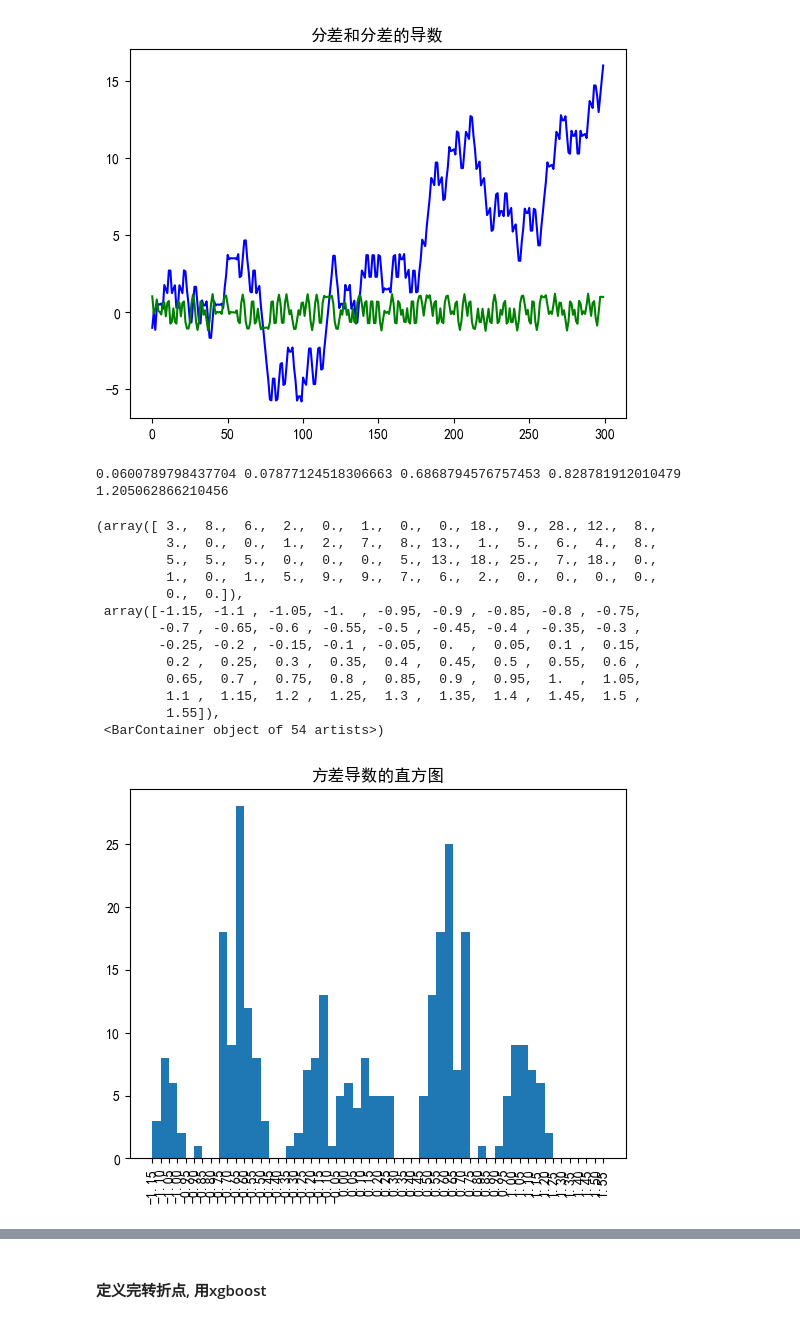
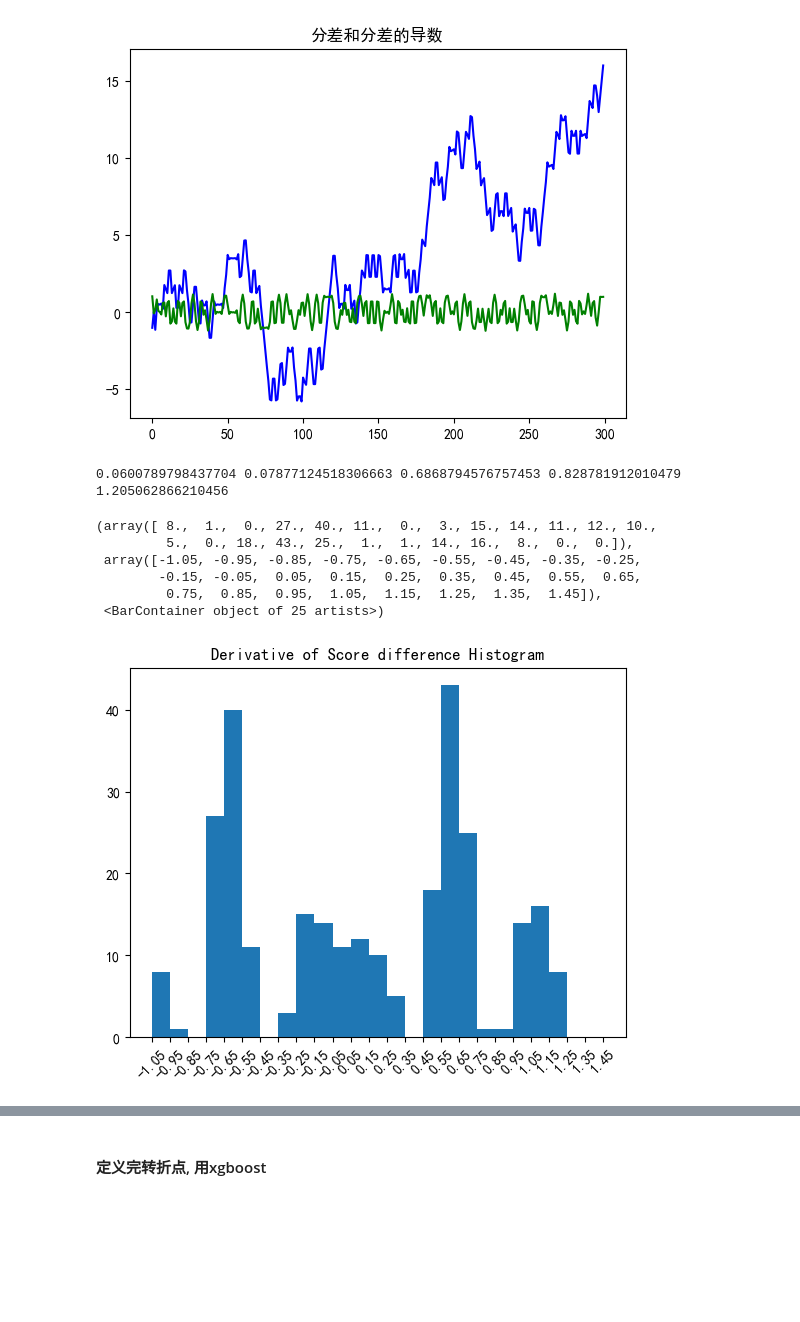
Before and after one commit to lithiumfleet/MCM2024C, a Jupyter notebook: new_thought/momentum.ipynb, the cells around one changed output, grey strips where cells are left out. Drawn from its saved outputs; the diff is of its cells as text; code cells hidden in the pictures; blank space fills up the shorter version.

```diff
--- a/new_thought/momentum.ipynb
+++ b/new_thought/momentum.ipynb
@@ -40,7 +45,7 @@ plt.plot(p2_momentum, color='blue')
 from scipy.signal import savgol_filter
 from statsmodels.tsa.arima.model import ARIMA
 
-def arima_predict(player:int,end=-1):
+def arima_predict(player:int,end=-1, return_p_points=False):
     window_size = 5  # 窗口大小
     poly_order = 2  # 多项式拟合阶数
     p_points = savgol_filter(df['p{}_points_won'.format(player)], window_size, poly_order)
@@ -48,4 +53,18 @@ def arima_predict(player:int,end=-1):
     model_fit = model.fit()
     end = len(p_points)-1 if end == -1 else end
     predictions = list(model_fit.predict(start=0,end=end))
+    if return_p_points == True:
+        return predictions, p_points
     return predictions
+# %%
+# 画图看预测曲线
+p1_pred_score, p1_real_score = arima_predict(1, return_p_points=True)
+
+plt.xlabel('timesteps')
+plt.ylabel('player points')
+plt.plot(p1_real_score, color='aquamarine', linewidth=5, label='player_realtime_points')
+plt.plot(p1_pred_score, color='blue', label='ARIMA_predict_points')
+plt.legend ()
+
+# mse
+print("mse = {}".format(sum( [(i-j)**2 for i, j in zip(p1_real_score, p1_pred_score)] )/len(p1_pred_score)))
@@ -51,0 +74,11 @@ def arima_predict(player:int,end=-1):
+# %%
+l,h = 0, 0
+cntl, cnth = 0, 0
+for i,j in zip(p1_real_score, p1_pred_score):
+    if i > j:
+        l += i-j
+        cntl += 1
+    if i < j:
+        h += j-i
+        cnth += 1
+print("low = {}, high = {}".format(l/cntl, h/cnth))
@@ -110,28 +179,21 @@ plt.plot(derive_of_score_dif, color='green')
 # %%
 # 确定导数阈值: +-0.75 或者 分差0附近且+-0.5
 print(derive_of_score_dif.mean(), np.median(derive_of_score_dif), np.std(derive_of_score_dif), np.sqrt(np.std(derive_of_score_dif)))
 print(max(derive_of_score_dif))
-x = [i*0.05 for i in range(-int(1.2/0.05), int(1.6/0.05))]
-plt.title("方差导数的直方图")
-plt.xticks(x, rotation=90)
+x = [i*0.1+0.05 for i in range(-int(1.2/0.1), int(1.5/0.1))]
+plt.title("Derivative of Score difference Histogram")
+plt.xticks(x, rotation=45)
 plt.hist(derive_of_score_dif, bins=x)
 # %% [output]
 0.0600789798437704 0.07877124518306663 0.6868794576757453 0.828781912010479
 1.205062866210456
-(array([ 3.,  8.,  6.,  2.,  0.,  1.,  0.,  0., 18.,  9., 28., 12.,  8.,
-         3.,  0.,  0.,  1.,  2.,  7.,  8., 13.,  1.,  5.,  6.,  4.,  8.,
-         5.,  5.,  5.,  0.,  0.,  0.,  5., 13., 18., 25.,  7., 18.,  0.,
-         1.,  0.,  1.,  5.,  9.,  9.,  7.,  6.,  2.,  0.,  0.,  0.,  0.,
-         0.,  0.]),
- array([-1.15, -1.1 , -1.05, -1.  , -0.95, -0.9 , -0.85, -0.8 , -0.75,
-        -0.7 , -0.65, -0.6 , -0.55, -0.5 , -0.45, -0.4 , -0.35, -0.3 ,
-        -0.25, -0.2 , -0.15, -0.1 , -0.05,  0.  ,  0.05,  0.1 ,  0.15,
-         0.2 ,  0.25,  0.3 ,  0.35,  0.4 ,  0.45,  0.5 ,  0.55,  0.6 ,
-         0.65,  0.7 ,  0.75,  0.8 ,  0.85,  0.9 ,  0.95,  1.  ,  1.05,
-         1.1 ,  1.15,  1.2 ,  1.25,  1.3 ,  1.35,  1.4 ,  1.45,  1.5 ,
-         1.55]),
- <BarContainer object of 54 artists>)
+(array([ 8.,  1.,  0., 27., 40., 11.,  0.,  3., 15., 14., 11., 12., 10.,
+         5.,  0., 18., 43., 25.,  1.,  1., 14., 16.,  8.,  0.,  0.]),
+ array([-1.05, -0.95, -0.85, -0.75, -0.65, -0.55, -0.45, -0.35, -0.25,
+        -0.15, -0.05,  0.05,  0.15,  0.25,  0.35,  0.45,  0.55,  0.65,
+         0.75,  0.85,  0.95,  1.05,  1.15,  1.25,  1.35,  1.45]),
+ <BarContainer object of 25 artists>)
-[figure, old version]
+[figure, new version]
 # %%
 # 确定分差0附近是什么意思: -1, 0, +1
 x = [i for i in range(-6,16)]
```
Also changed, not shown: parts of 28 cells of this notebook, 52 other files.
